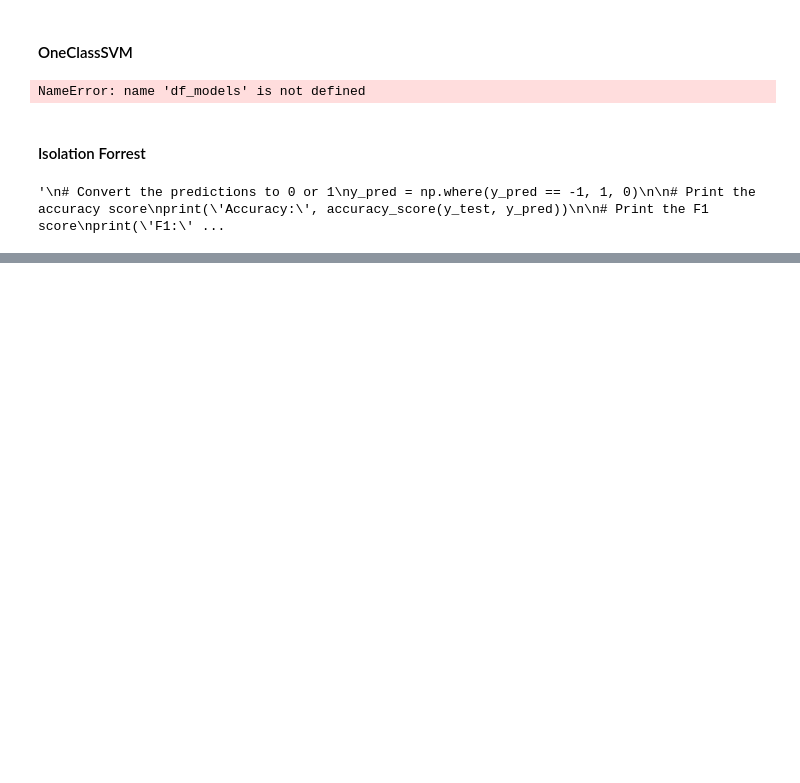
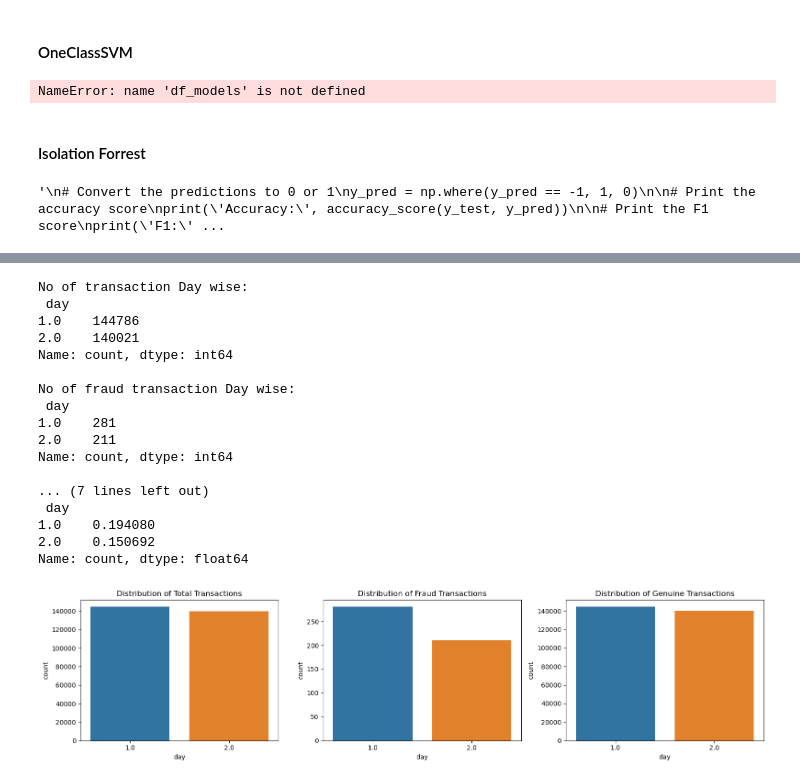
Before and after one commit to leobt23/Applications_DSE, a Jupyter notebook: eda/data_exploration.ipynb, the cells around one changed output, grey strips where cells are left out. Saved outputs shown, nothing was run; the diff lists cells and outputs as text; code cells hidden in the pictures; blank space fills up the shorter version.

```diff
--- a/eda/data_exploration.ipynb
+++ b/eda/data_exploration.ipynb
@@ -1521,0 +1673,56 @@ plt.show()
+# %%
+# day wise transaction
+import math
+
+df_dw = df.copy()
+df_dw['Time'] = df_dw['Time'] / 3600
+df_dw['hour'] = df_dw['Time'] % 24
+df_dw['hour'] = df_dw['hour'].apply(math.floor)
+
+# Simplified day calculation
+df_dw['day'] = (df_dw['Time'] // 24) + 1
+
+# Count transactions by day and class
+dayFrdTran = df_dw[df_dw['Class'] == 1]['day'].value_counts()
+dayGenuTran = df_dw[df_dw['Class'] == 0]['day'].value_counts()
+dayTran = df_dw['day'].value_counts()
+
+# Print transaction counts
+print("No of transaction Day wise:\n", dayTran)
+print("\nNo of fraud transaction Day wise:\n", dayFrdTran)
+print("\nNo of genuine transactions Day wise:\n", dayGenuTran)
+print("\nPercentage of fraud transactions Day wise:\n", (dayFrdTran / dayTran) * 100)
+
+# Plotting
+fig, axs = plt.subplots(ncols=3, figsize=(16, 4))
+
+sns.countplot(x='day', data=df_dw, ax=axs[0])
+axs[0].set_title("Distribution of Total Transactions")
+
+sns.countplot(x='day', data=df_dw[df_dw['Class'] == 1], ax=axs[1])
+axs[1].set_title("Distribution of Fraud Transactions")
+
+sns.countplot(x='day', data=df_dw[df_dw['Class'] == 0], ax=axs[2])
+axs[2].set_title("Distribution of Genuine Transactions")
+
+plt.tight_layout()
+plt.show()
+# %% [output]
+No of transaction Day wise:
+ day
+1.0    144786
+2.0    140021
+Name: count, dtype: int64
+
+No of fraud transaction Day wise:
+ day
+1.0    281
+2.0    211
+Name: count, dtype: int64
+
+... (7 lines left out)
+ day
+1.0    0.194080
+2.0    0.150692
+Name: count, dtype: float64
+[figure, added]
```
Also changed, not shown: parts of 8 cells of this notebook, 59 other files.
